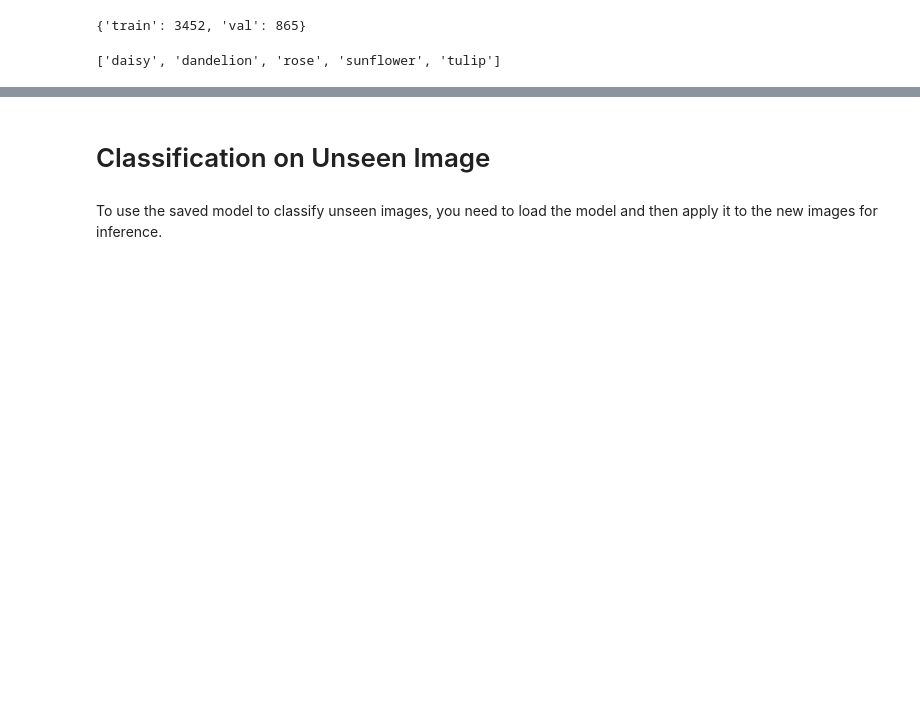
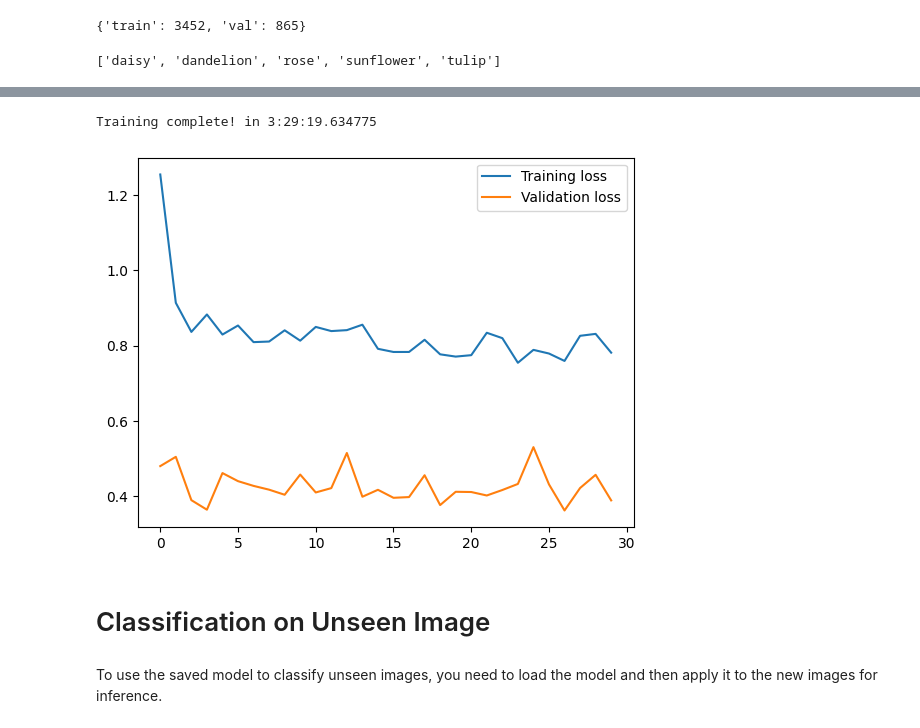
Before and after one commit to mzDzyre/ImageClassifcation-Major, a Jupyter notebook: imageClassification.ipynb, the cells around one changed output, grey strips where cells are left out. Drawn from its saved outputs; the diff is of its cells as text; code cells hidden in the pictures; blank space fills up the shorter version.

```diff
--- a/imageClassification.ipynb
+++ b/imageClassification.ipynb
@@ -118,6 +118,8 @@ import datetime
 
 start_time = datetime.datetime.now()
 num_epochs = 30
+train_loss = list()
+val_loss = list()
 for epoch in range(num_epochs):
     for phase in ['train', 'val']:
         if phase == 'train':
@@ -148,9 +150,13 @@ for epoch in range(num_epochs):
 
         epoch_loss = running_loss / dataset_sizes[phase]
         epoch_acc = running_corrects.double() / dataset_sizes[phase]
+        if phase == 'train':
+            train_loss.append(epoch_loss)
+        elif phase == 'val':
+            val_loss.append(epoch_loss)
 
         print(f'{phase} Loss: {epoch_loss:.4f} Acc: {epoch_acc:.4f}')
+    print(f'Epoch Number {epoch}')
 
 end_time = datetime.datetime.now()
-print("Training complete! in", end_time-start_time)
 # %% [output]
@@ -174,3 +180,13 @@ Training complete! in -24
+# %%
+import matplotlib.pyplot as plt
+print("Training complete! in", (str((end_time-start_time))).split()[-1])
+plt.plot(train_loss, label='Training loss')
+plt.plot(val_loss, label='Validation loss')
+plt.legend()
+plt.show()
+# %% [output]
+Training complete! in 3:29:19.634775
+[figure, added]
 # %%
 
 # Save the model
```
Also changed, not shown: parts of 6 cells of this notebook, 2 other files.
